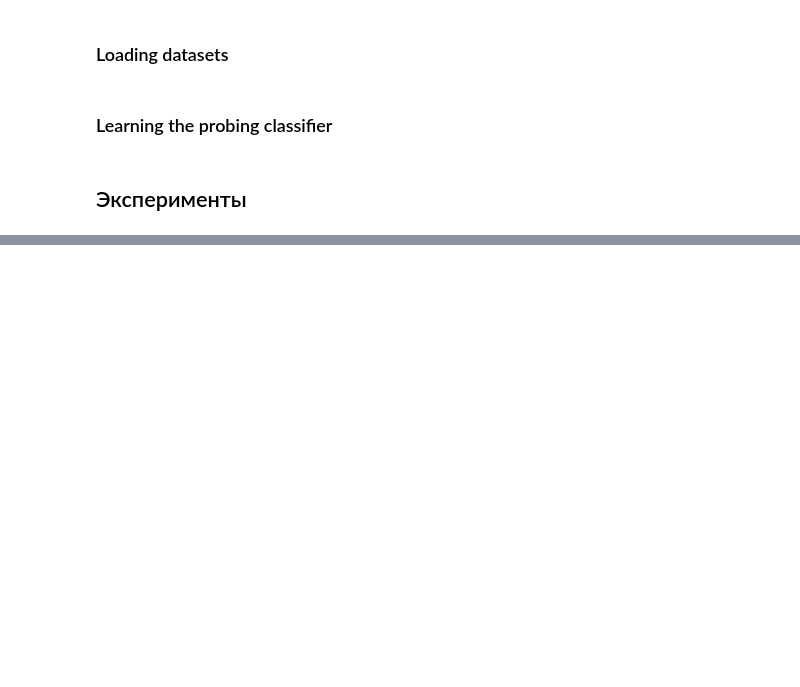
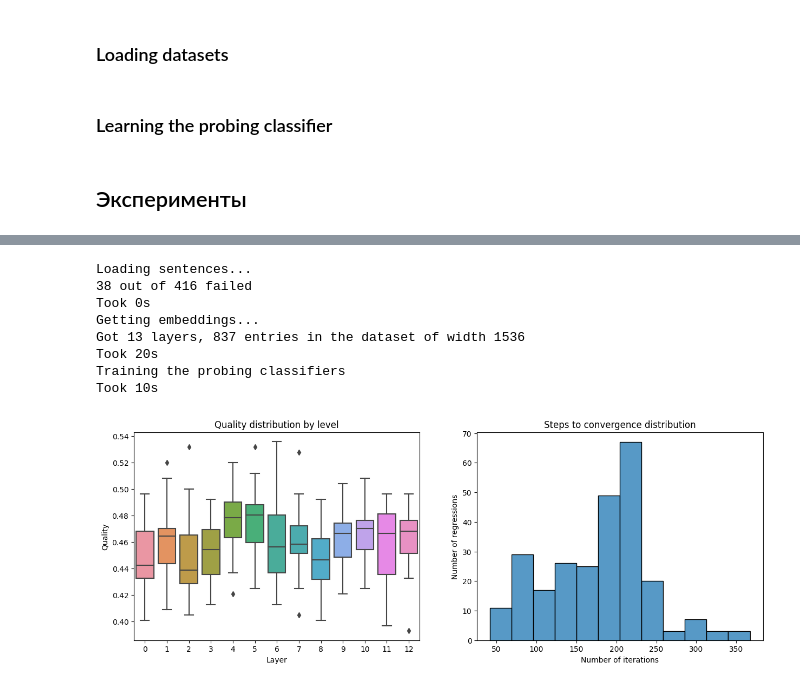
Before and after one commit to yulikdaniel/WordProbing, a Jupyter notebook: word_probing_bert.ipynb, the cells around one changed output, grey strips where cells are left out. Saved outputs shown, nothing was run; the diff lists cells and outputs as text; code cells hidden in the pictures; blank space fills up the shorter version.

```diff
--- a/word_probing_bert.ipynb
+++ b/word_probing_bert.ipynb
@@ -372 +474,15 @@ def separate_word_experiment(layers, TokenMerger, data_extractor, runs=1):
+# %%
+fmes, iternums = separate_word_experiment(list(range(13)), CamembertMergeTokens, dep_parser, runs=20, verbose=True, threads=8)
+
+show_results(fmes, iternums)
+# %% [output]
+Loading sentences...
+38 out of 416 failed
+Took 0s
+Getting embeddings...
+Got 13 layers, 837 entries in the dataset of width 1536
+Took 20s
+Training the probing classifiers
+Took 10s
+[figure, added]
 # %%
```
Also changed, not shown: parts of 34 cells of this notebook.
